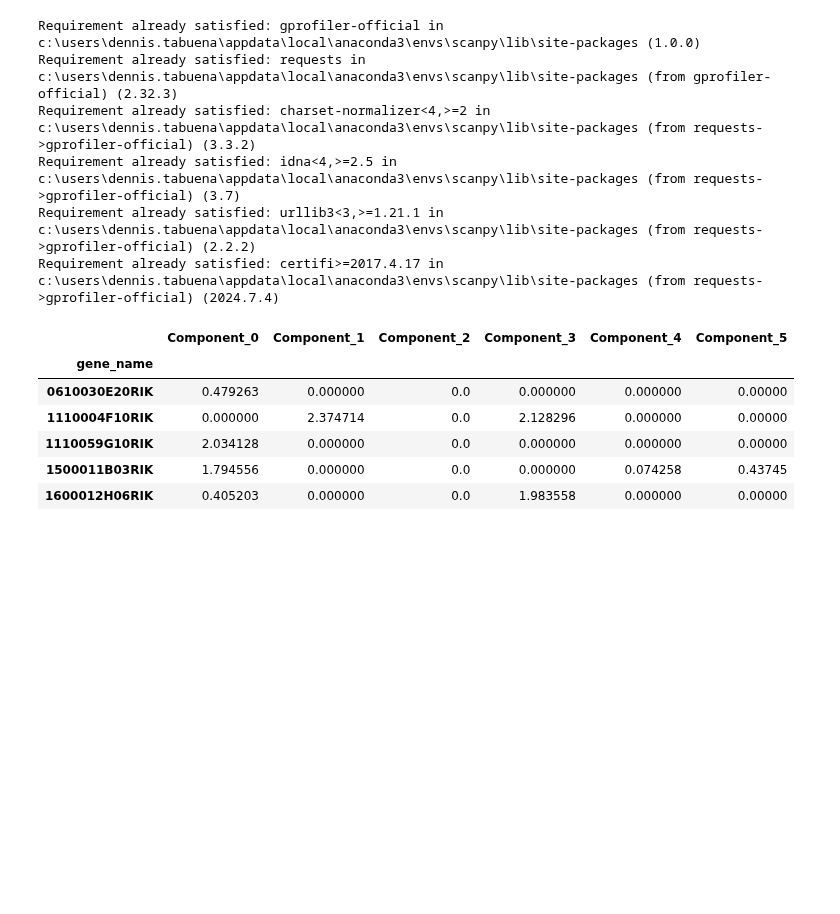
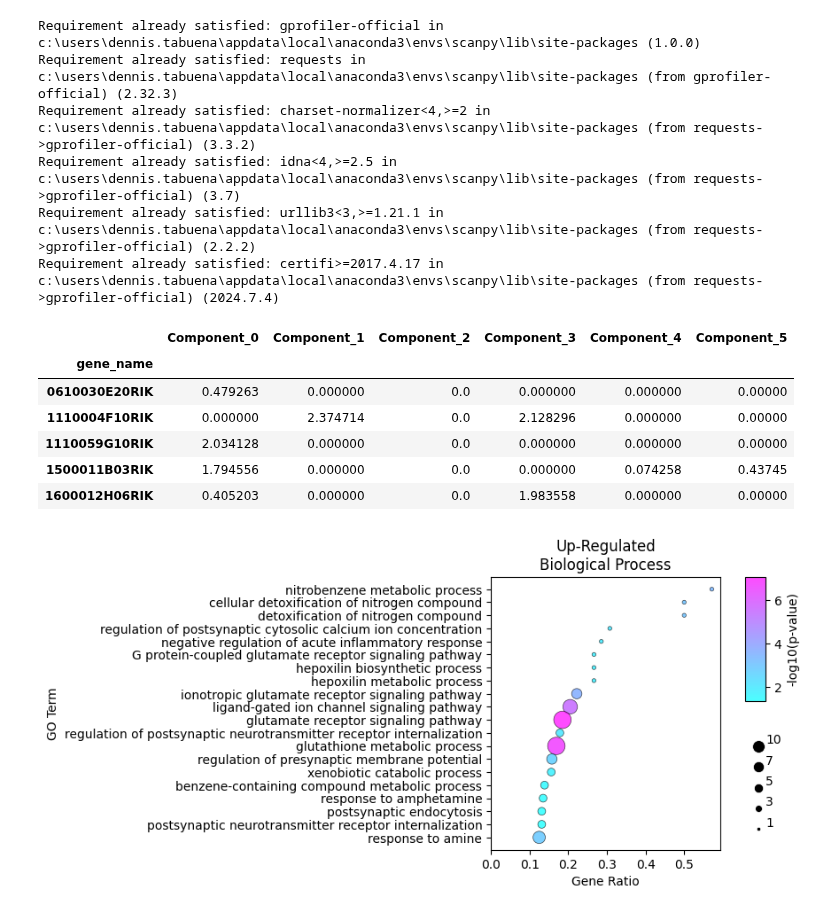
Before and after one commit to dtabuena/Workshop, a Jupyter notebook: GO_Tools.ipynb, the cells around one changed output. Saved outputs shown, nothing was run; the diff lists cells and outputs as text; code cells hidden in the pictures; blank space fills up the shorter version.

```diff
--- a/GO_Tools.ipynb
+++ b/GO_Tools.ipynb
@@ -58,7 +62,10 @@ def query_go(query_list):
 # %%
 
 
-def plot_go_enrichment(df,title, figsize=(4, 4)):
+import matplotlib.pyplot as plt
+import numpy as np
+
+def plot_go_enrichment(df, title, figsize=(4, 4)):
     """
     Plot GO enrichment analysis results as a dot plot with swapped axes, custom color bar placement,
     and sample min/max dots in separate subplots.
@@ -68,6 +75,7 @@ def plot_go_enrichment(df,title, figsize=(4, 4)):
                        'name' (GO term names), 'p_value' (p-values),
                        'intersection_size' (size of the gene intersection),
                        'gene_ratio' (ratio of genes associated with the GO term).
+    title (str): Title for the plot.
     figsize (tuple): Figure size for the plot. Default is (4, 4).
 
     Returns:
@@ -121,46 +129,50 @@ def plot_go_enrichment(df,title, figsize=(4, 4)):
     cax = axs[0, 1]
     cbar = plt.colorbar(scatter, cax=cax, orientation='vertical')
     cbar.set_label('-log10(p-value)')
-    # cax.invert_yaxis()  # Flip the color bar orientation
 
     # Plot sample size dots
     ax_dots = axs[1, 1]
-    min_size_dot = 10
-    max_size_dot = 200
+    min_intersection_dot = 1
+    max_intersection_dot = max_intersection
     num_dots = 5
-    sizes = np.linspace(min_size_dot, max_size_dot, num_dots)  # Generate sizes from min to max
-    sizes = np.round(sizes / 10) * 10  # Round sizes to the nearest 10 increment
+    sample_sizes = np.linspace(min_intersection_dot, max_intersection_dot, num_dots)  # Generate sizes from min to max
 
-    for i, size in enumerate(sizes):
-        dot = ax_dots.scatter(1, i, s=size, color='black', edgecolors='w', linewidth=0.5, zorder=5)
-        # Annotate the dots with their sizes, with left horizontal alignment and offset for visibility
-        ax_dots.text(2, i, f'{int(size)}', ha='left', va='center',  color='black')
+    for i, size in enumerate(sample_sizes):
+        dot = ax_dots.scatter(1, i, s=size*10, color='black', edgecolors='w', linewidth=0.5, zorder=5)  # Scale by 10 for visibility
+        # Annotate the dots with their intersection sizes, with left horizontal alignment and offset for visibility
+        ax_dots.text(2, i, f'{int(size)}', ha='left', va='bottom', color='black')
 
     # Hide all axes and labels on this subplot
     ax_dots.set_xticks([])
     ax_dots.set_yticks([])
-    ax_dots.set_xlim([0,3])
+    ax_dots.set_xlim([0, 3])
     ax_dots.spines['top'].set_visible(False)
     ax_dots.spines['right'].set_visible(False)
     ax_dots.spines['left'].set_visible(False)
     ax_dots.spines['bottom'].set_visible(False)
 
     # Set limits
-    ax_dots.set_xlim(0, 2)
+    ax_dots.set_xlim(-1, 2)
     ax_dots.set_ylim(-1, num_dots)
 
     # Hide left plots and axes
     axs[0, 0].axis('off')
     axs[1, 0].axis('off')
 
     # Adjust layout for better fit
     plt.tight_layout()
 
+    # Save the plot as SVG
+    plt.savefig('GO_enrichment_dot_plot.svg', bbox_inches='tight')
+
     # Show the plot
     plt.show()
     return (fig, axs)
 
+
 # Example usage
-# fig, axs = plot_go_enrichment(results,['Up-Regulated','Biological Process'], figsize=(6, 5))  # Adjust figsize as needed
+fig, axs = plot_go_enrichment(results,['Up-Regulated','Biological Process'])  # Adjust figsize as needed
+# %% [output]
+[figure, added]
 # %%
 # Define the number of top and bottom genes to extract
```
Also changed, not shown: parts of 3 cells of this notebook.
